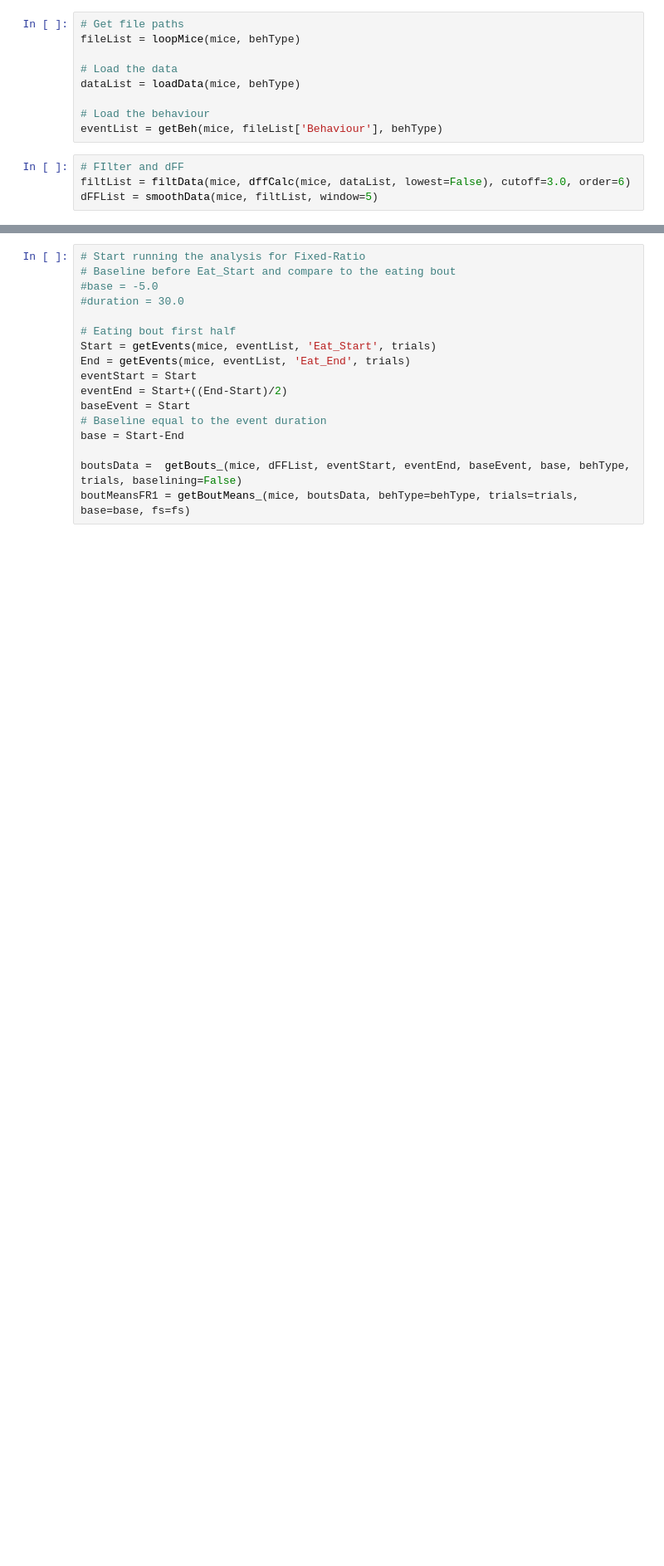
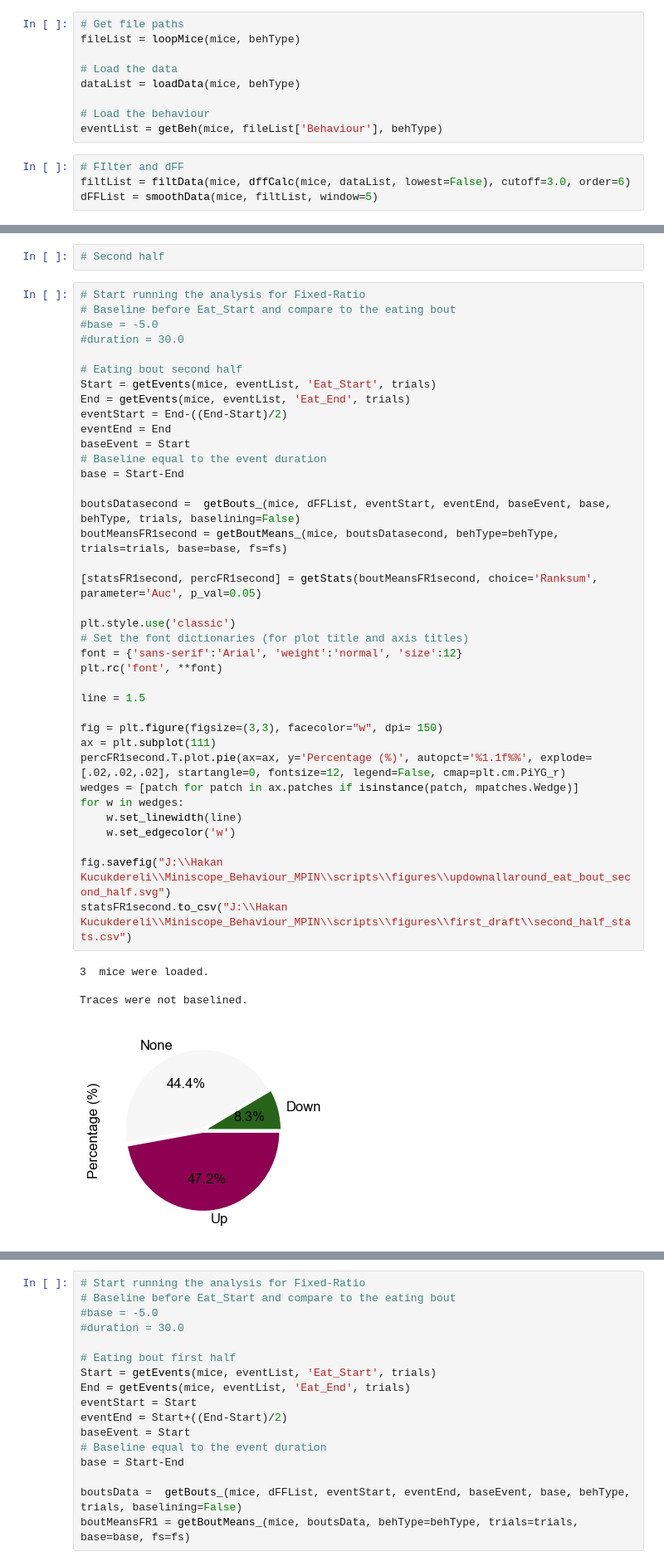
Before and after one commit to hkucukdereli/Analysis_Miniscope, a Jupyter notebook: Miniscope_FR1_auc.ipynb, the cells around one changed output, grey strips where cells are left out. Shown: that part at 83% size. Cells and saved outputs as stored; diff of their text form; blank space fills up the shorter version.

```diff
--- a/Miniscope_FR1_auc.ipynb
+++ b/Miniscope_FR1_auc.ipynb
@@ -34,0 +79,44 @@ dFFList = smoothData(mice, filtList, window=5)
+# %%
+# Second half
+# %%
+# Start running the analysis for Fixed-Ratio
+# Baseline before Eat_Start and compare to the eating bout
+#base = -5.0
+#duration = 30.0
+
+# Eating bout second half
+Start = getEvents(mice, eventList, 'Eat_Start', trials)
+End = getEvents(mice, eventList, 'Eat_End', trials)
+eventStart = End-((End-Start)/2)
+eventEnd = End
+baseEvent = Start
+# Baseline equal to the event duration
+base = Start-End
+
+boutsDatasecond =  getBouts_(mice, dFFList, eventStart, eventEnd, baseEvent, base, behType, trials, baselining=False)
+boutMeansFR1second = getBoutMeans_(mice, boutsDatasecond, behType=behType, trials=trials, base=base, fs=fs)
+
+[statsFR1second, percFR1second] = getStats(boutMeansFR1second, choice='Ranksum', parameter='Auc', p_val=0.05)
+
+plt.style.use('classic')
+# Set the font dictionaries (for plot title and axis titles)
+font = {'sans-serif':'Arial', 'weight':'normal', 'size':12}
+plt.rc('font', **font)
+
+line = 1.5
+
+fig = plt.figure(figsize=(3,3), facecolor="w", dpi= 150)
+ax = plt.subplot(111)
+percFR1second.T.plot.pie(ax=ax, y='Percentage (%)', autopct='%1.1f%%', explode=[.02,.02,.02], startangle=0, fontsize=12, legend=False, cmap=plt.cm.PiYG_r)
+wedges = [patch for patch in ax.patches if isinstance(patch, mpatches.Wedge)]
+for w in wedges:
+    w.set_linewidth(line)
+    w.set_edgecolor('w')
+
+fig.savefig("J:\\Hakan Kucukdereli\\Miniscope_Behaviour_MPIN\\scripts\\figures\\updownallaround_eat_bout_second_half.svg")
+statsFR1second.to_csv("J:\\Hakan Kucukdereli\\Miniscope_Behaviour_MPIN\\scripts\\figures\\first_draft\\second_half_stats.csv")
+# %% [output]
+3  mice were loaded.
+
+Traces were not baselined.
+[figure, added]
```
Also changed, not shown: parts of 18 cells of this notebook.
